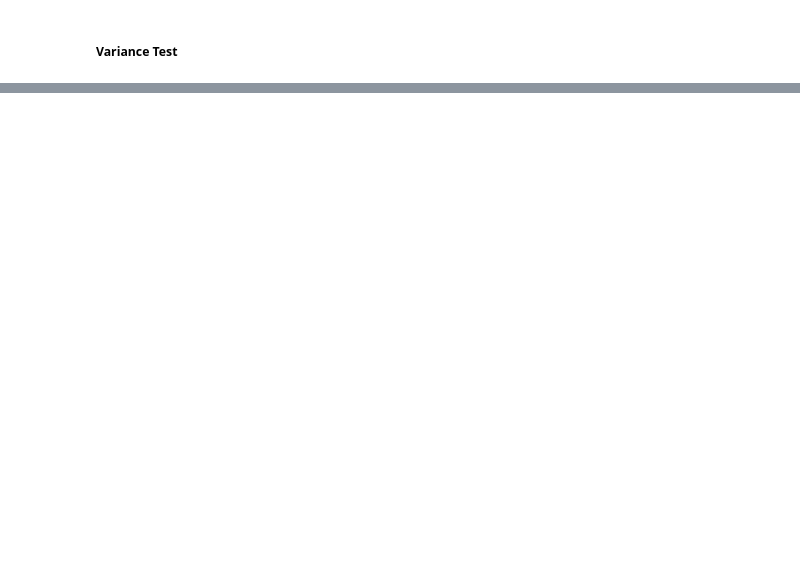
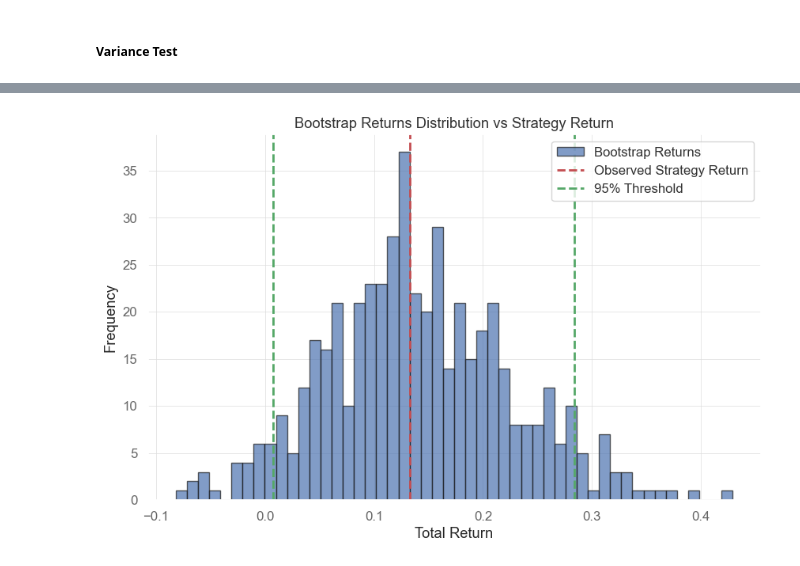
Before and after one commit to chickenopoulos/alphagen, a Jupyter notebook: notebooks/Robustness Testing.ipynb, the cells around one changed output, grey strips where cells are left out. Saved outputs shown, nothing was run; the diff lists cells and outputs as text; code cells hidden in the pictures; blank space fills up the shorter version.

```diff
--- a/notebooks/Robustness Testing.ipynb
+++ b/notebooks/Robustness Testing.ipynb
@@ -416,0 +422,91 @@ The strategy's performance is not statistically significant (Reality Check faile
+# %%
+import yfinance as yf
+import vectorbt as vbt
+import numpy as np
+import pandas as pd
+
+# Load OHLCV data
+df = pd.read_csv(close_data_path)
+df.set_index('time', inplace=True)
+df.index = pd.to_datetime(df.index)
+df.dropna(inplace=True)
+close = df.Close.to_frame(name=asset)
+_open = df.Open.to_frame(name=asset)
+high = df.High.to_frame(name=asset)
+low = df.Low.to_frame(name=asset)
+volume = df.Volume.to_frame(name=asset)
+
+# Run backtest on best individual
+i = ga.explode_individual(individual)
+i = i.replace('self.', '')
+entry_part, exit_part = i.split('$')
+
+entries = eval(entry_part)
+exits = eval(exit_part)
+
+entries.index.name = close.index.name
+exits.index.name = close.index.name
+
+if direction == 'L':
+    pf = vbt.Portfolio.from_signals(close[asset], entries=entries[asset], exits=exits[asset], fees=0.001)
+elif direction == 'S':
+    pf = vbt.Portfolio.from_signals(close[asset], short_entries=entries[asset], short_exits=exits[asset], fees=0.001)
+elif direction == 'LS':
+    pf = vbt.Portfolio.from_signals(close[asset], entries=entries[asset], short_entries=exits[asset], fees=0.001)
+
+strategy_returns = pf.total_return()
+benchmark_returns = (close.iloc[-1] / close.iloc[0]) - 1  # Buy-and-hold
+
+# Reality Check - Bootstrapping
+n_bootstrap = 500
+bootstrap_returns = []
+_close = close.copy()
+
+for _ in tqdm(range(n_bootstrap)):
+
+    # Generate a bootstrap sample
+    close = _close.sample(frac=1, replace=True).sort_index()
+    close.index = _close.index
+    entries = eval(entry_part)
+    exits = eval(exit_part)
+
+    entries.index.name = close.index.name
+    exits.index.name = close.index.name
+
+    if direction == 'L':
+        resampled_portfolio = vbt.Portfolio.from_signals(close[asset], entries=entries[asset], exits=exits[asset], fees=0.001)
+    elif direction == 'S':
+        resampled_portfolio = vbt.Portfolio.from_signals(close[asset], short_entries=entries[asset], short_exits=exits[asset], fees=0.001)
+    elif direction == 'LS':
+        resampled_portfolio = vbt.Portfolio.from_signals(close[asset], entries=entries[asset], short_entries=exits[asset], fees=0.001)
+
+    bootstrap_returns.append(resampled_portfolio.total_return())
+
+bootstrap_returns = np.array(bootstrap_returns)
+p_value = np.sum(bootstrap_returns >= strategy_returns) / n_bootstrap
+
+
+# Show Results
+
+plt.hist(bootstrap_returns, bins=50, alpha=0.7, label='Bootstrap Returns', edgecolor='k')
+plt.axvline(strategy_returns, color='r', linestyle='--', linewidth=2, label='Observed Strategy Return')
+plt.axvline(np.percentile(bootstrap_returns, 95), color='g', linestyle='--', linewidth=2, label='95% Threshold')
+plt.axvline(np.percentile(bootstrap_returns, 5), color='g', linestyle='--', linewidth=2)
+
+plt.title("Bootstrap Returns Distribution vs Strategy Return")
+plt.xlabel("Total Return")
+plt.ylabel("Frequency")
+plt.legend()
+plt.show()
+
+
+print(f"Strategy Total Return: {strategy_returns:.2%}")
+print(f"Benchmark Buy-and-Hold Return: {benchmark_returns.values[0]:.2%}")
+print(f"Reality Check p-value: {p_value:.4f}")
+
+if p_value < 0.05:
+    print("The strategy's performance is statistically significant (Reality Check passed).")
+else:
+    print("The strategy's performance is not statistically significant (Reality Check failed).")
+# %% [output]
+[figure, added]
```
Also changed, not shown: parts of 24 cells of this notebook, 4 other files.
